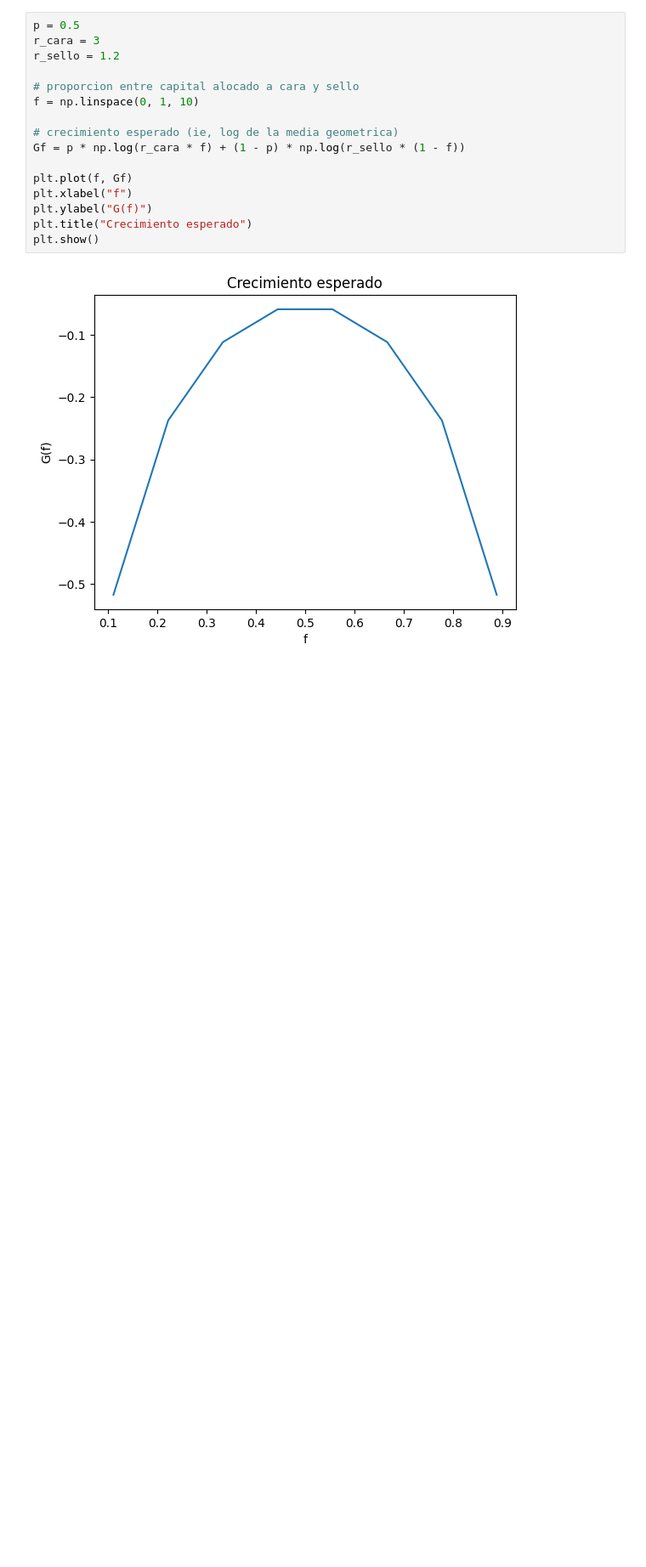
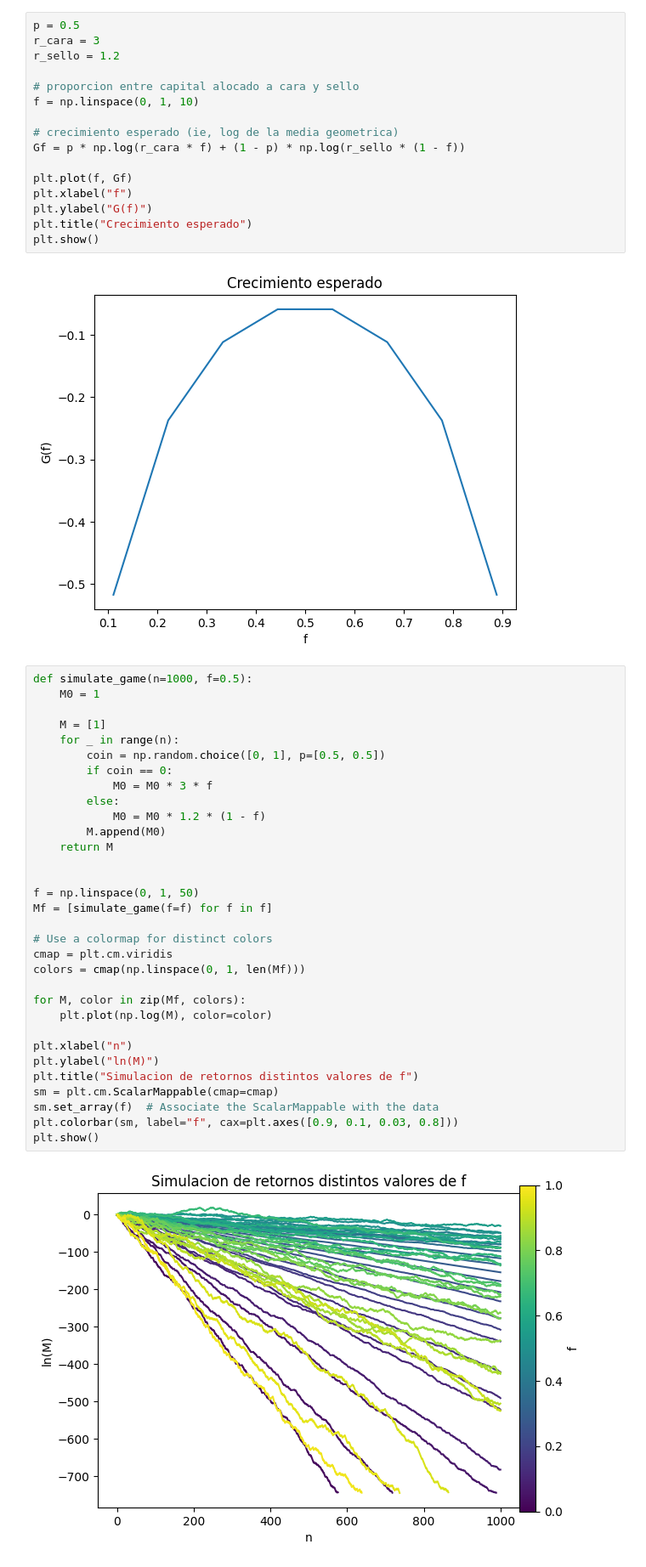
Before and after one commit to DamianPiuselli/Inferencia-Bayesiana-Causal, a Jupyter notebook: enunciados/auxiliar_enunciado2.ipynb, the cells around one changed output. Shown: that part at 85% size. Saved outputs shown, nothing was run; the diff lists cells and outputs as text; blank space fills up the shorter version.

Commit message:
simulacion

```diff
--- a/enunciados/auxiliar_enunciado2.ipynb
+++ b/enunciados/auxiliar_enunciado2.ipynb
@@ -24,3 +24,37 @@ plt.title("Crecimiento esperado")
 plt.show()
 # %% [output]
 [figure]
+# %%
+def simulate_game(n=1000, f=0.5):
+    M0 = 1
+
+    M = [1]
+    for _ in range(n):
+        coin = np.random.choice([0, 1], p=[0.5, 0.5])
+        if coin == 0:
+            M0 = M0 * 3 * f
+        else:
+            M0 = M0 * 1.2 * (1 - f)
+        M.append(M0)
+    return M
+
+
+f = np.linspace(0, 1, 50)
+Mf = [simulate_game(f=f) for f in f]
+
+# Use a colormap for distinct colors
+cmap = plt.cm.viridis
+colors = cmap(np.linspace(0, 1, len(Mf)))
+
+for M, color in zip(Mf, colors):
+    plt.plot(np.log(M), color=color)
+
+plt.xlabel("n")
+plt.ylabel("ln(M)")
+plt.title("Simulacion de retornos distintos valores de f")
+sm = plt.cm.ScalarMappable(cmap=cmap)
+sm.set_array(f)  # Associate the ScalarMappable with the data
+plt.colorbar(sm, label="f", cax=plt.axes([0.9, 0.1, 0.03, 0.8]))
+plt.show()
+# %% [output]
+[figure, added]
```
